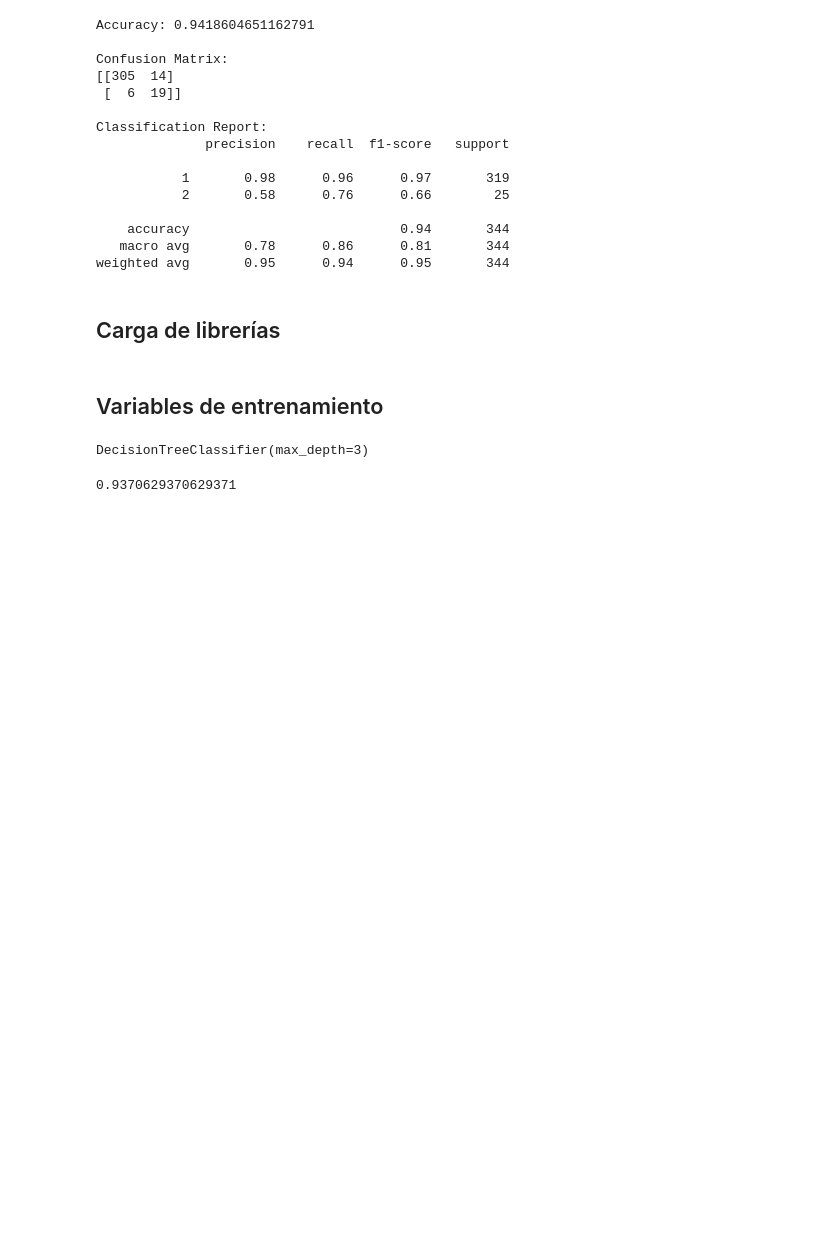
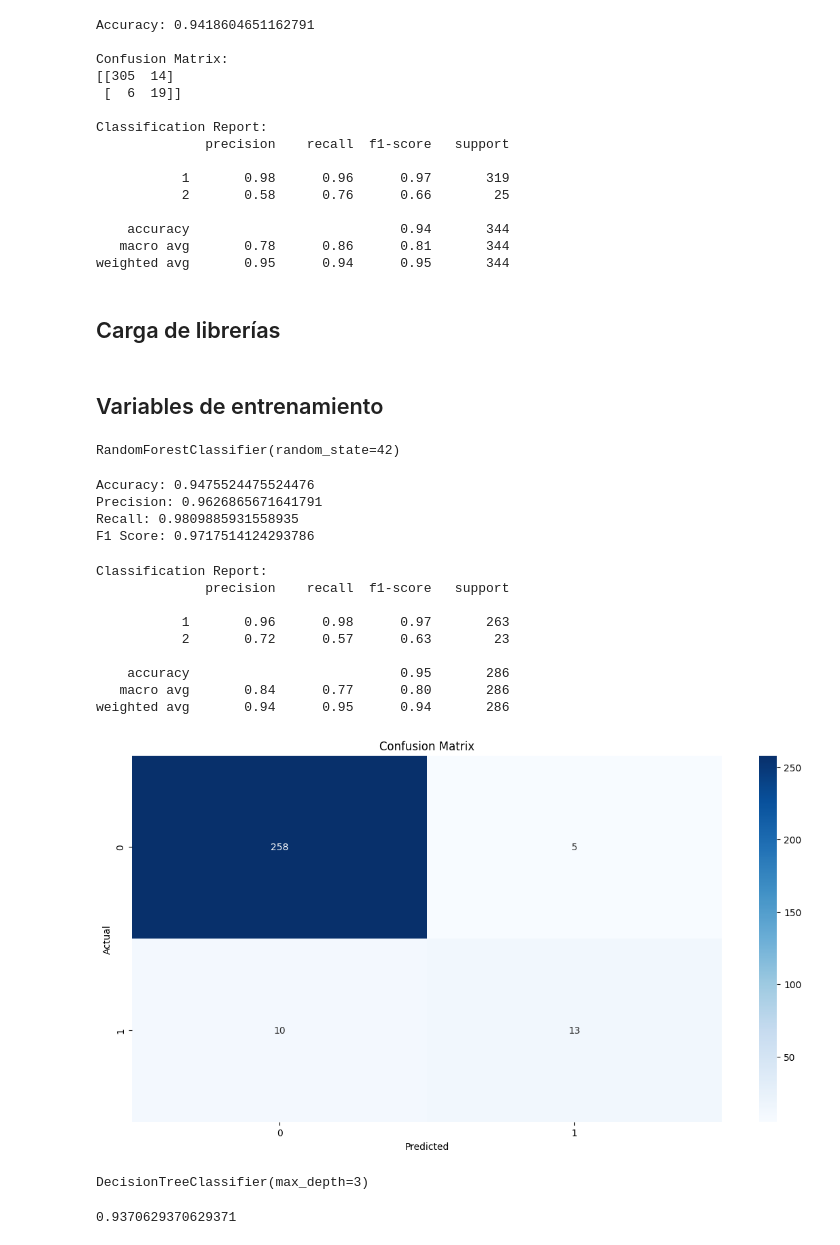
Before and after one commit to ziodoxe/acceso_a_internet, a Jupyter notebook: notebooks/acceso_a_internet.ipynb, the cells around one changed output. Drawn from its saved outputs; the diff is of its cells as text; code cells hidden in the pictures; blank space fills up the shorter version.

```diff
--- a/notebooks/acceso_a_internet.ipynb
+++ b/notebooks/acceso_a_internet.ipynb
@@ -210,6 +214,54 @@ XX = pd.get_dummies(XX, drop_first=True)
 ## Variables de entrenamiento
 # %%
 X_entrenamiento, X_test, y_entrenamiento, y_test=train_test_split(XX, yy)
+# %%
+rf = RandomForestClassifier(n_estimators=100, random_state=42)
+rf.fit(X_entrenamiento, y_entrenamiento)
+# %% [output]
+RandomForestClassifier(random_state=42)
+# %%
+# Predicciones del modelo
+y_pred = rf.predict(X_test)
+
+# Calcular métricas
+accuracy = accuracy_score(y_test, y_pred)
+precision = precision_score(y_test, y_pred)
+recall = recall_score(y_test, y_pred)
+f1 = f1_score(y_test, y_pred)
+
+print(f'Accuracy: {accuracy}')
+print(f'Precision: {precision}')
+print(f'Recall: {recall}')
+print(f'F1 Score: {f1}')
+# %% [output]
+Accuracy: 0.9475524475524476
+Precision: 0.9626865671641791
+Recall: 0.9809885931558935
+F1 Score: 0.9717514124293786
+# %%
+# Reporte de clasificación
+print("\nClassification Report:")
+print(classification_report(y_test, y_pred))
+
+# Matriz de confusión
+plt.figure(figsize=(14, 7))
+conf_matrix = confusion_matrix(y_test, y_pred)
+sns.heatmap(conf_matrix, annot=True, fmt='d', cmap='Blues')
+plt.xlabel('Predicted')
+plt.ylabel('Actual')
+plt.title('Confusion Matrix')
+plt.show()
+# %% [output]
+Classification Report:
+              precision    recall  f1-score   support
+
+           1       0.96      0.98      0.97       263
+           2       0.72      0.57      0.63        23
+
+    accuracy                           0.95       286
+   macro avg       0.84      0.77      0.80       286
+weighted avg       0.94      0.95      0.94       286
+[figure, added]
 # %%
 # Progundidad del árbol
 arbol=DecisionTreeClassifier(max_depth=3)
```
Also changed, not shown: parts of 3 cells of this notebook.
